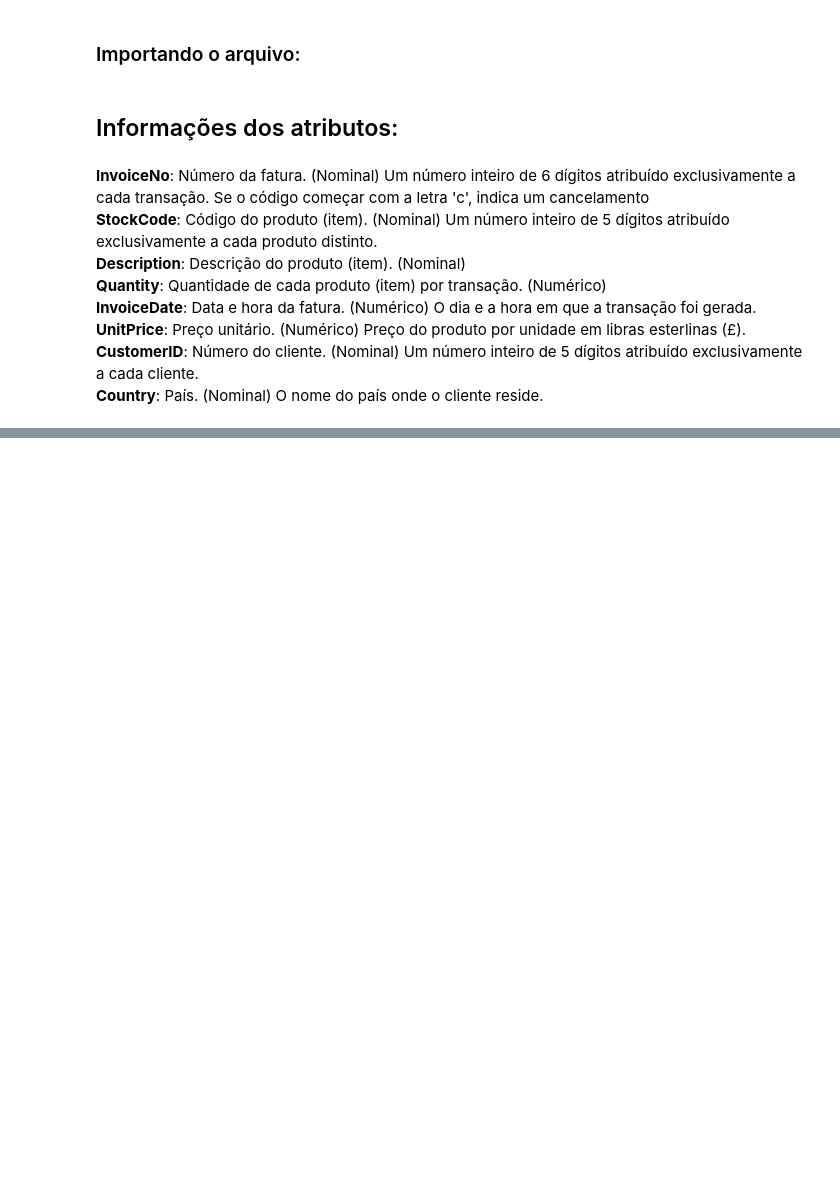
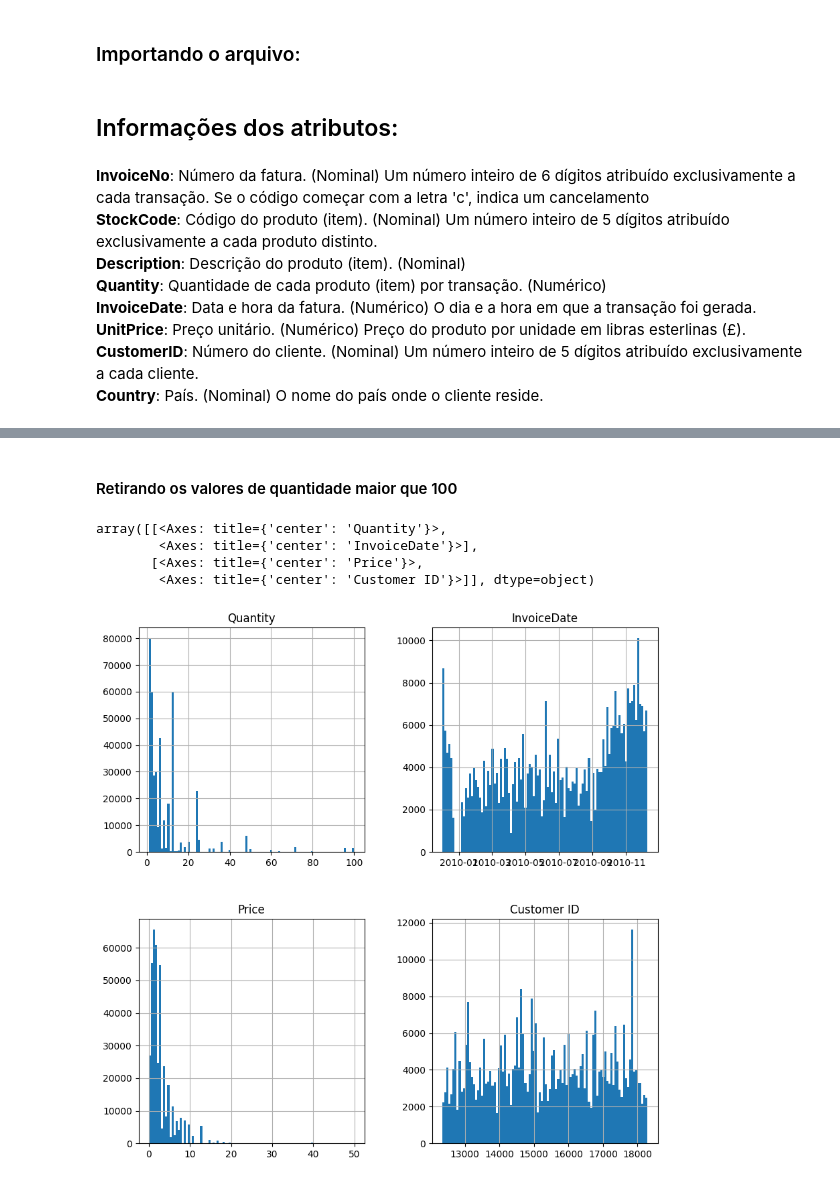
Before and after one commit to jose-cleiton/Aprendizado-de-Maquina--ENGG67, a Jupyter notebook: MLP_Classification_Project.ipynb, the cells around one changed output, grey strips where cells are left out. Saved outputs shown, nothing was run; the diff lists cells and outputs as text; code cells hidden in the pictures; blank space fills up the shorter version.

```diff
--- a/MLP_Classification_Project.ipynb
+++ b/MLP_Classification_Project.ipynb
@@ -72,0 +171,10 @@ df.head()
+# %% [markdown]
+#### Retirando os valores de quantidade maior que 100
+# %%
+df_clean.loc[df_clean['Quantity'] <=100].hist(figsize=(10,10), bins=100)
+# %% [output]
+array([[<Axes: title={'center': 'Quantity'}>,
+        <Axes: title={'center': 'InvoiceDate'}>],
+       [<Axes: title={'center': 'Price'}>,
+        <Axes: title={'center': 'Customer ID'}>]], dtype=object)
+[figure, added]
```
Also changed, not shown: parts of 23 cells of this notebook.
